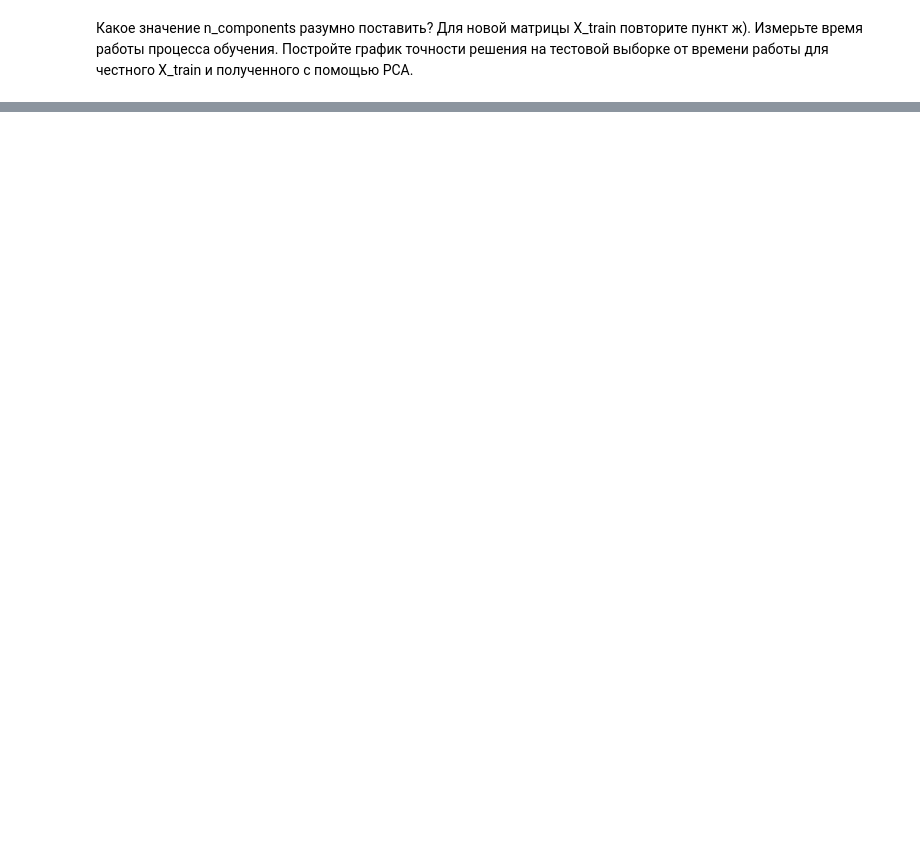
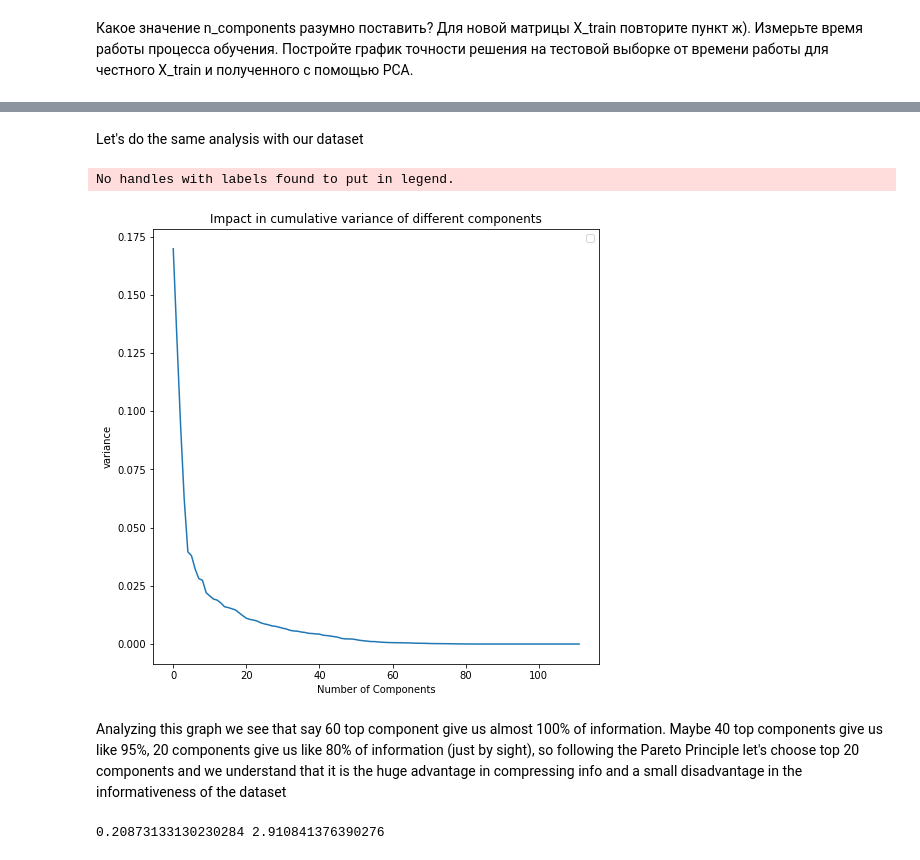
Before and after one commit to k2a07/MIPT-homeworks, a Jupyter notebook: Acharya_Kirill_Optimization_HW_2.ipynb, the cells around one changed output, grey strips where cells are left out. Cells and saved outputs as stored; diff of their text form; code cells hidden in the pictures; blank space fills up the shorter version.

```diff
--- a/Acharya_Kirill_Optimization_HW_2.ipynb
+++ b/Acharya_Kirill_Optimization_HW_2.ipynb
@@ -386,0 +527,14 @@ print (pca.explained_variance_ratio_.cumsum())
+# %% [markdown]
+Let's do the same analysis with our dataset
+# %%
+pca = PCA(n_components=args['d'])
+pca.fit(args['X'])
+components_arr = [i for i in range(args['d'])]
+sorted_variance = np.sort(pca.explained_variance_ratio_)[::-1]
+opt.plot_graphs([components_arr], [sorted_variance], "Number of Components", [''],
+"Impact in cumulative variance of different components", logscale = False, criteria_type = "variance")
+# %% [output]
+No handles with labels found to put in legend.
+[figure, added]
+# %% [markdown]
+Analyzing this graph we see that say 60 top component give us almost 100% of information. Maybe 40 top components give us like 95%, 20 components give us like 80% of information (just by sight), so following the Pareto Principle let's choose top 20 components and we understand that it is the huge advantage in compressing info and a small disadvantage in the informativeness of the dataset
@@ -386,0 +576,38 @@ print (pca.explained_variance_ratio_.cumsum())
+# %%
+#reduction of the dataset
+data = load_svmlight_file(dataset)
+X, y = data[0].toarray(), data[1]
+
+n_components = 20
+pca = PCA(n_components = n_components)
+pca.fit(X)
+X = pca.transform(X)
+
+y = 2*y - 3
+
+args['n'], args['d'] = X.shape[0], X.shape[1]
+
+X_train, args['X_test'], y_train,  args['y_test'] = train_test_split(X, y, test_size=0.2, random_state=True)
+
+args['X'] = X_train
+args['y'] = y_train
+w_0 = np.random.sample(args['d'])
+
+args['A'] = (2 / args['n']) * args['X'].T @ args['X']
+args['b'] = (2 / args['n']) * args['X'].T @ args['y']
+
+args['mu'], args['L'] = np.min(linalg.eigvals(args['A'])), np.max(linalg.eigvals(args['A']))
+
+def acc(k, f, grad_f, x_k, x_true, args):
+    corr_count = 0
+    test_count = len(args['y_test'])
+    for i in range(test_count):
+        if args['X_test'][i].dot(x_k) * args['y_test'][i] > 0:
+            corr_count += 1
+    return corr_count / test_count
+
+args['lambda'] = args['L'] / 1000
+
+print(args['mu'], args['L'])
+# %% [output]
+0.20873133130230284 2.910841376390276
```
Also changed, not shown: parts of 25 cells of this notebook.
